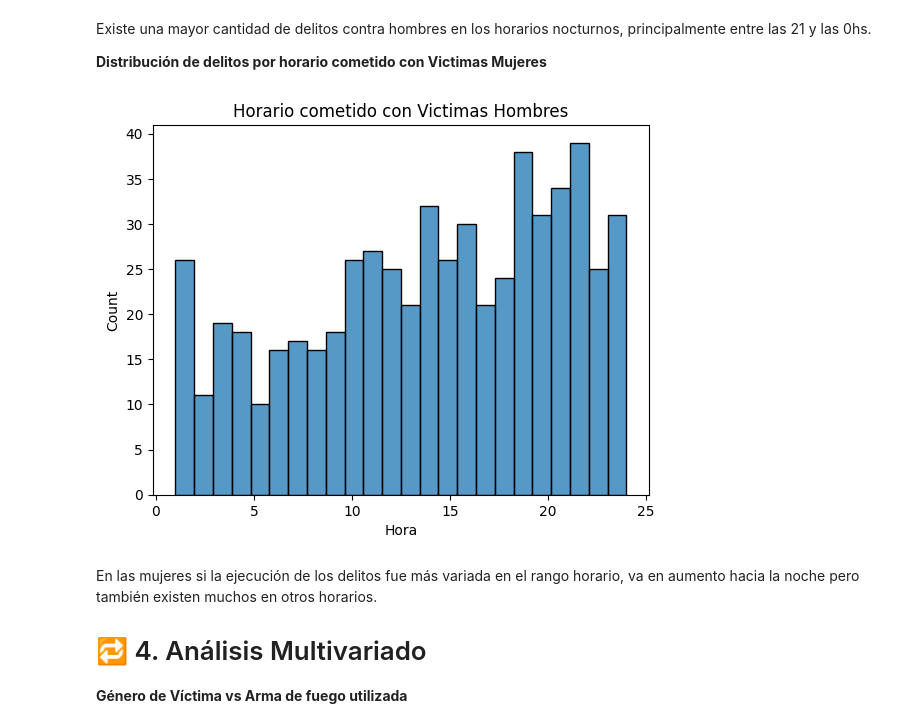
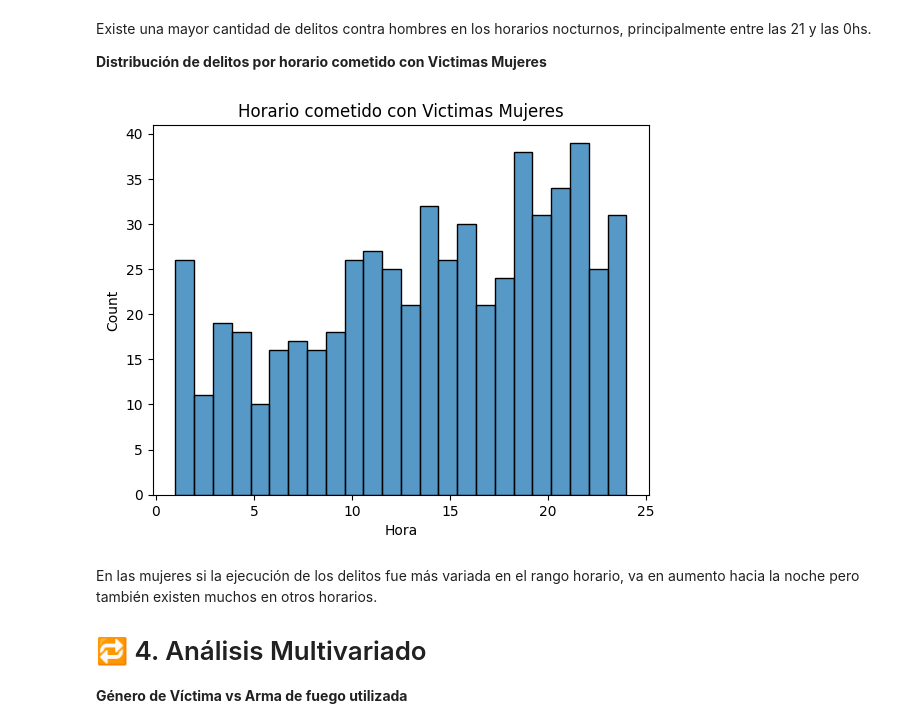
Before and after one commit to Syomara/Data-Science-1, a Jupyter notebook: ProyectoDS_Parte_1_Bazzini.ipynb, the cells around one changed output. Drawn from its saved outputs; the diff is of its cells as text; code cells hidden in the pictures.

```diff
--- a/ProyectoDS_Parte_1_Bazzini.ipynb
+++ b/ProyectoDS_Parte_1_Bazzini.ipynb
@@ -108,15 +108,15 @@ Existe una mayor cantidad de delitos contra hombres en los horarios nocturnos, p
 # %%
 df_distribucion = df[df['SEXO'] == 'MUJER'].copy()
 df_distribucion['HORA'] = pd.to_numeric(df_distribucion['HORA'], errors='coerce')
 df_distribucion = df_distribucion.dropna(subset=['HORA'])
 df_distribucion['HORA'] = df_distribucion['HORA'].astype(int)
 
 sns.histplot(data=df_distribucion, x='HORA', bins=24)
-plt.title('Horario cometido con Victimas Hombres')
+plt.title('Horario cometido con Victimas Mujeres')
 plt.xlabel('Hora')
 plt.show()
 # %% [output]
-[figure, old version]
+[figure, new version]
 # %% [markdown]
 En las mujeres si la ejecución de los delitos fue más variada en el rango horario, va en aumento hacia la noche pero también existen muchos en otros horarios.
 # 🔁 4. Análisis Multivariado
```
Also changed, not shown: parts of 2 cells of this notebook.
